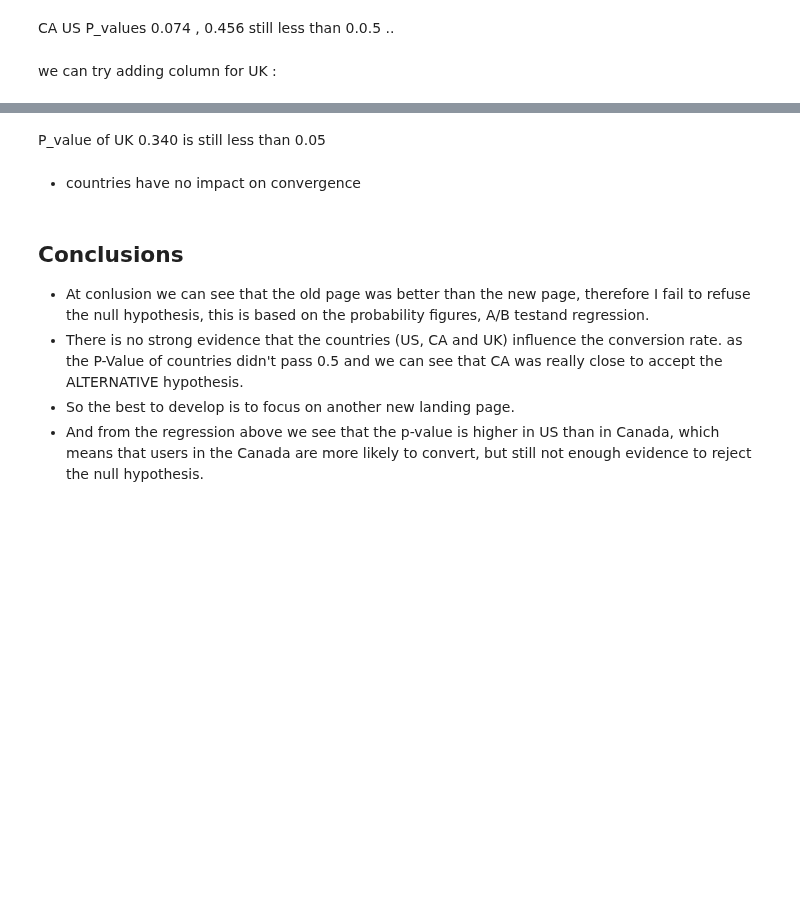
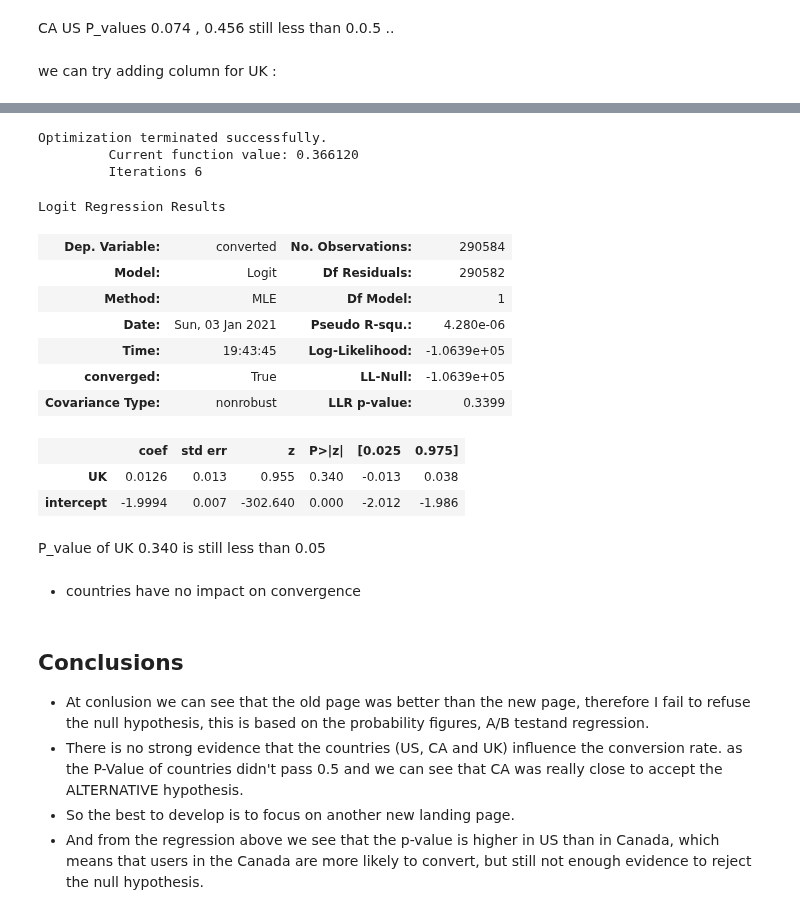
Before and after one commit to Theabdelkader/Analyze-AB-Test-Results, a Jupyter notebook: Analyze_ab_test_results_notebook.ipynb, the cells around one changed output, grey strips where cells are left out. Saved outputs shown, nothing was run; the diff lists cells and outputs as text; code cells hidden in the pictures; blank space fills up the shorter version.

```diff
--- a/Analyze_ab_test_results_notebook.ipynb
+++ b/Analyze_ab_test_results_notebook.ipynb
@@ -559,8 +589,23 @@ df_new.head()
 # %%
 ###Linear Model And Obtain the Results
-log_mod = sm.Logit(df_new['converted'], df_new[['UK', 'intercept']])
-results = log_mod.fit()
-results.summary()
+log_reg = sm.Logit(df2['converted'], df2[['UK', 'intercept']])
+log_reg = log_mod.fit()
+log_reg.summary()
+# %% [output]
+Optimization terminated successfully.
+         Current function value: 0.366120
+         Iterations 6
+Logit Regression Results
+| Dep. Variable: | converted | No. Observations: | 290584 |
+| Model: | Logit | Df Residuals: | 290582 |
+| Method: | MLE | Df Model: | 1 |
+| Date: | Sun, 03 Jan 2021 | Pseudo R-squ.: | 4.280e-06 |
+| Time: | 19:43:45 | Log-Likelihood: | -1.0639e+05 |
+| converged: | True | LL-Null: | -1.0639e+05 |
+| Covariance Type: | nonrobust | LLR p-value: | 0.3399 |
+|  | coef | std err | z | P>|z| | [0.025 | 0.975] |
+| UK | 0.0126 | 0.013 | 0.955 | 0.340 | -0.013 | 0.038 |
+| intercept | -1.9994 | 0.007 | -302.640 | 0.000 | -2.012 | -1.986 |
 # %% [markdown]
 P_value of UK 0.340 is still less than 0.05
 # %% [markdown]
```
Also changed, not shown: parts of 13 cells of this notebook.
